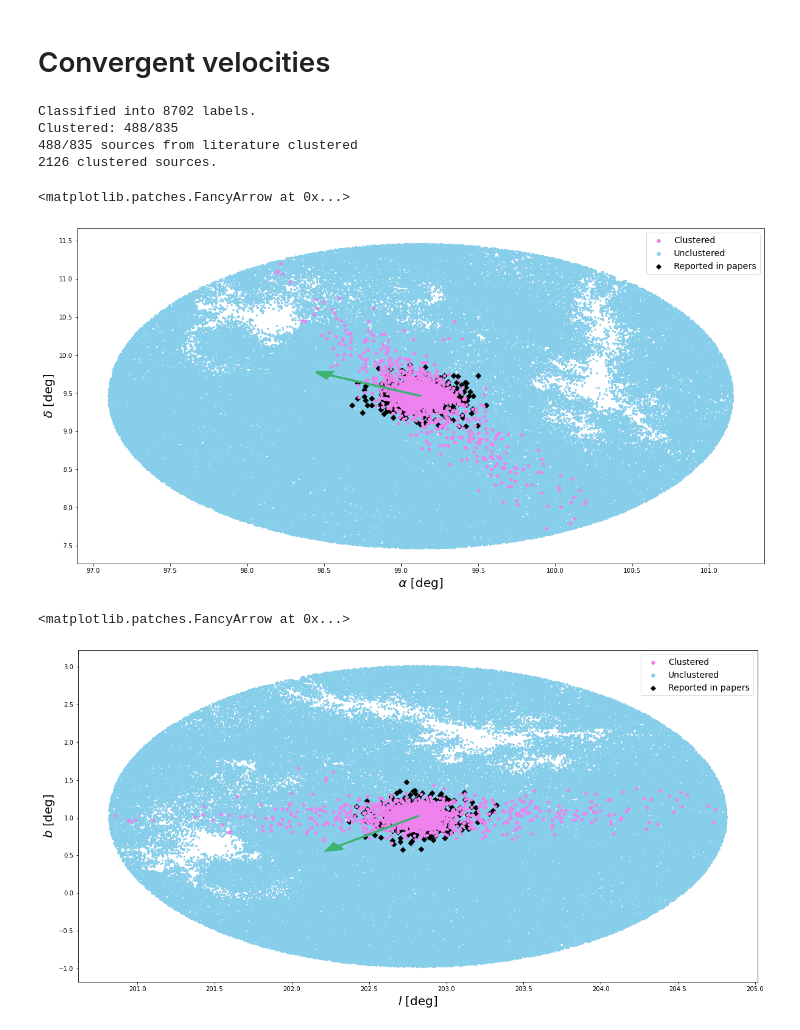
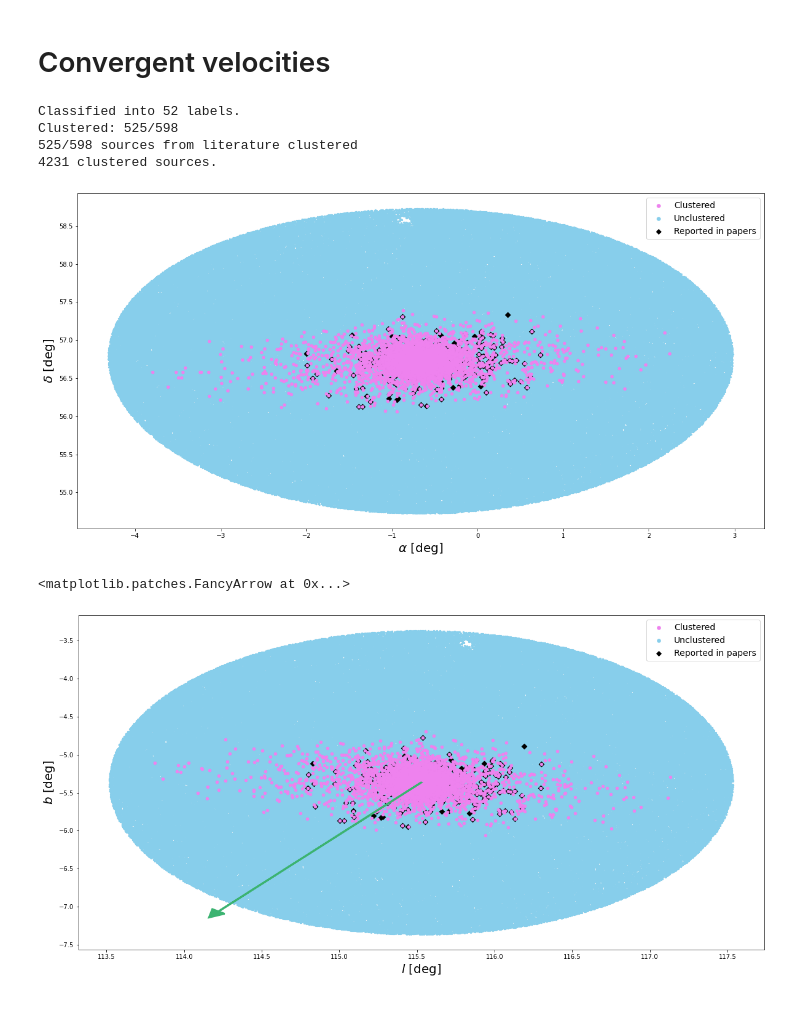
Before and after one commit to maja-jablonska/blue-stragglers-with-gaia, a Jupyter notebook: ngc 7789.ipynb, the cells around one changed output. Saved outputs shown, nothing was run; the diff lists cells and outputs as text; code cells hidden in the pictures.

```diff
--- a/ngc 7789.ipynb
+++ b/ngc 7789.ipynb
@@ -75,26 +79,16 @@ not_found.to_csv(f'data/{CLUSTER_NAME}/{CLUSTER_NAME}_not_found.csv')
 # with open(f'optuna_db/{CLUSTER_NAME}/{CLUSTER_NAME.replace(" ", "_")}_cp_best_params.json', 'r') as f:
 #     best_params = json.load(f)
 # %%
-clustered, noise, _, _ = run_dbscan(normalized_cp, gaiadr3, lit_dr3, 0.03, 2, False)
+clustered, noise, _, _ = run_dbscan(normalized_cp, gaiadr3, lit_dr3, 0.07, 10, False)
 # %% [output]
-Classified into 8702 labels.
-Clustered: 488/835
-488/835 sources from literature clustered
-2126 clustered sources.
+Classified into 52 labels.
+Clustered: 525/598
+525/598 sources from literature clustered
+4231 clustered sources.
 # %%
 cluster_plot(clustered, gaiadr3, lit_dr3)
-plt.arrow(cp_ra,
-          cp_dec,
-          cp_pmra,
-          cp_pmdec,
-          linewidth=3.,
-          color='mediumseagreen',
-          head_width=0.1,
-          head_length=0.1,
-          zorder=4)
 # %% [output]
-<matplotlib.patches.FancyArrow at 0x...>
-[figure, old version]
+[figure, new version]
 # %%
 cluster_plot_galactic(clustered, gaiadr3, lit_dr3)
 plt.arrow(galactic_coords.l.value,
@@ -108,4 +102,4 @@ plt.arrow(galactic_coords.l.value,
           zorder=4)
 # %% [output]
 <matplotlib.patches.FancyArrow at 0x...>
-[figure, old version]
+[figure, new version]
```
Also changed, not shown: parts of 4 cells of this notebook, 11 other files.
